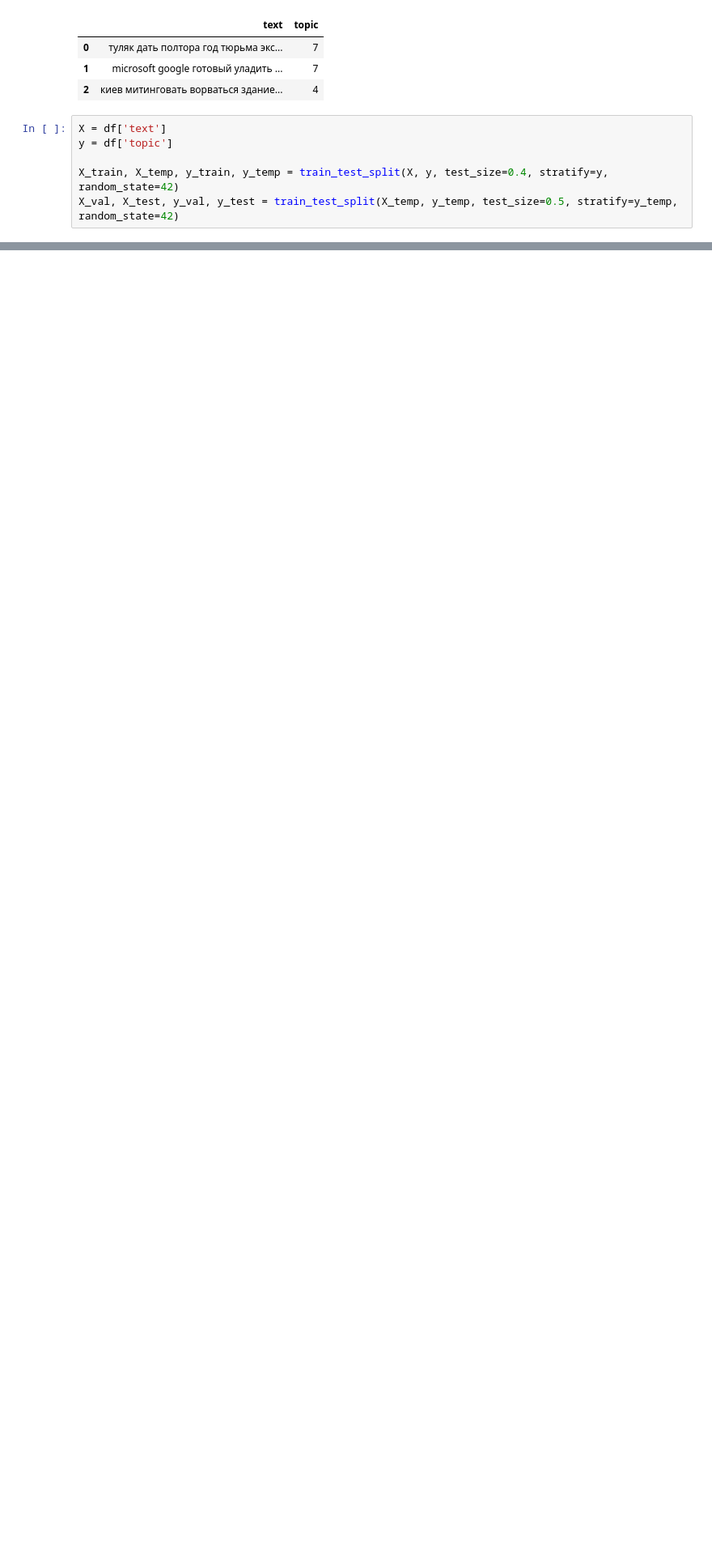
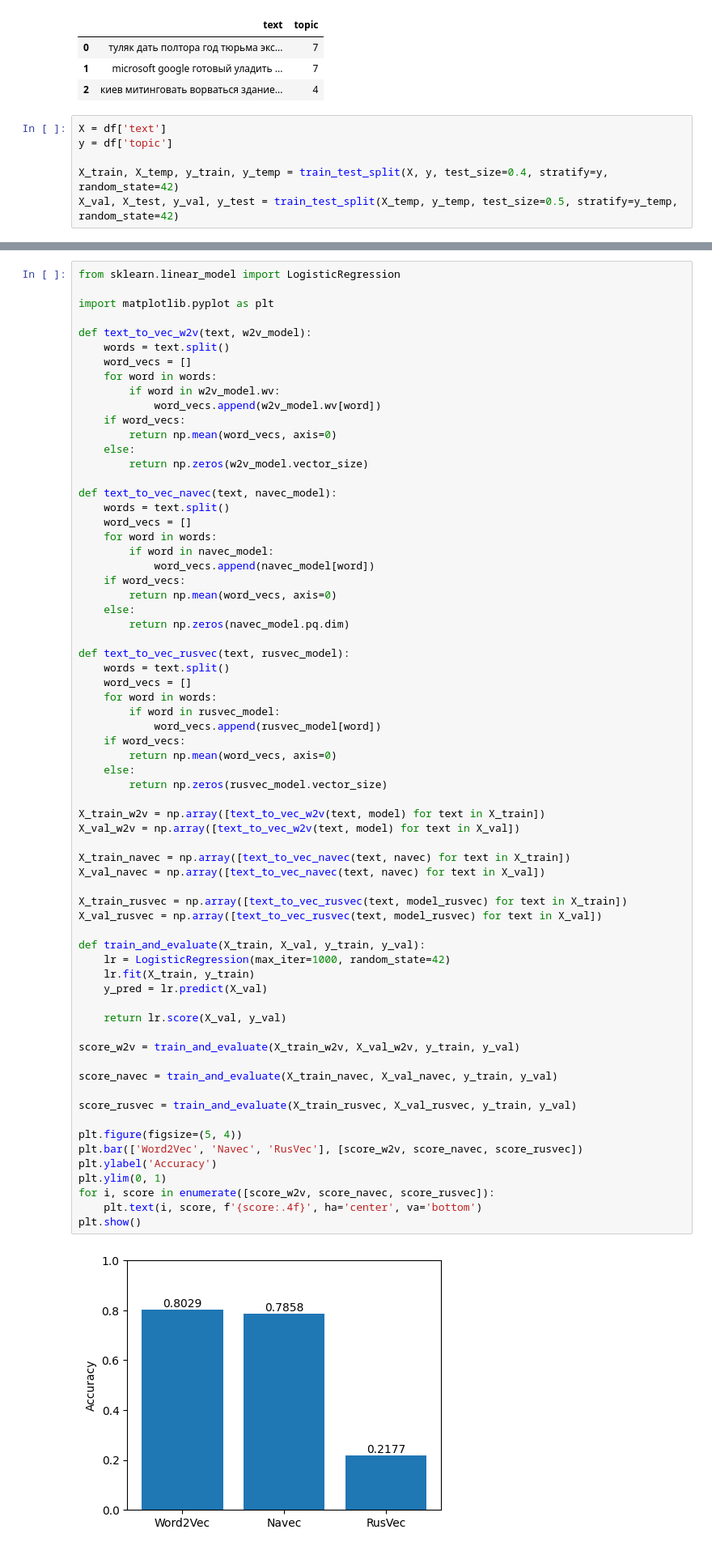
Before and after one commit to lllchak/itmo-nlp-hw, a Jupyter notebook: hw_2.ipynb, the cells around one changed output, grey strips where cells are left out. Shown at 81% size. Drawn from its saved outputs; the diff is of its cells as text; blank space fills up the shorter version.

```diff
--- a/hw_2.ipynb
+++ b/hw_2.ipynb
@@ -155,0 +409,69 @@ ModuleNotFoundError: No module named 'gensim'
+# %%
+from sklearn.linear_model import LogisticRegression
+
+import matplotlib.pyplot as plt
+
+def text_to_vec_w2v(text, w2v_model):
+    words = text.split()
+    word_vecs = []
+    for word in words:
+        if word in w2v_model.wv:
+            word_vecs.append(w2v_model.wv[word])
+    if word_vecs:
+        return np.mean(word_vecs, axis=0)
+    else:
+        return np.zeros(w2v_model.vector_size)
+
+def text_to_vec_navec(text, navec_model):
+    words = text.split()
+    word_vecs = []
+    for word in words:
+        if word in navec_model:
+            word_vecs.append(navec_model[word])
+    if word_vecs:
+        return np.mean(word_vecs, axis=0)
+    else:
+        return np.zeros(navec_model.pq.dim)
+
+def text_to_vec_rusvec(text, rusvec_model):
+    words = text.split()
+    word_vecs = []
+    for word in words:
+        if word in rusvec_model:
+            word_vecs.append(rusvec_model[word])
+    if word_vecs:
+        return np.mean(word_vecs, axis=0)
+    else:
+        return np.zeros(rusvec_model.vector_size)
+
+X_train_w2v = np.array([text_to_vec_w2v(text, model) for text in X_train])
+X_val_w2v = np.array([text_to_vec_w2v(text, model) for text in X_val])
+
+X_train_navec = np.array([text_to_vec_navec(text, navec) for text in X_train])
+X_val_navec = np.array([text_to_vec_navec(text, navec) for text in X_val])
+
+X_train_rusvec = np.array([text_to_vec_rusvec(text, model_rusvec) for text in X_train])
+X_val_rusvec = np.array([text_to_vec_rusvec(text, model_rusvec) for text in X_val])
+
+def train_and_evaluate(X_train, X_val, y_train, y_val):
+    lr = LogisticRegression(max_iter=1000, random_state=42)
+    lr.fit(X_train, y_train)
+    y_pred = lr.predict(X_val)
+
+    return lr.score(X_val, y_val)
+
+score_w2v = train_and_evaluate(X_train_w2v, X_val_w2v, y_train, y_val)
+
+score_navec = train_and_evaluate(X_train_navec, X_val_navec, y_train, y_val)
+
+score_rusvec = train_and_evaluate(X_train_rusvec, X_val_rusvec, y_train, y_val)
+
+plt.figure(figsize=(5, 4))
+plt.bar(['Word2Vec', 'Navec', 'RusVec'], [score_w2v, score_navec, score_rusvec])
+plt.ylabel('Accuracy')
+plt.ylim(0, 1)
+for i, score in enumerate([score_w2v, score_navec, score_rusvec]):
+    plt.text(i, score, f'{score:.4f}', ha='center', va='bottom')
+plt.show()
+# %% [output]
+[figure, added]
```
Also changed, not shown: parts of 12 cells of this notebook.
